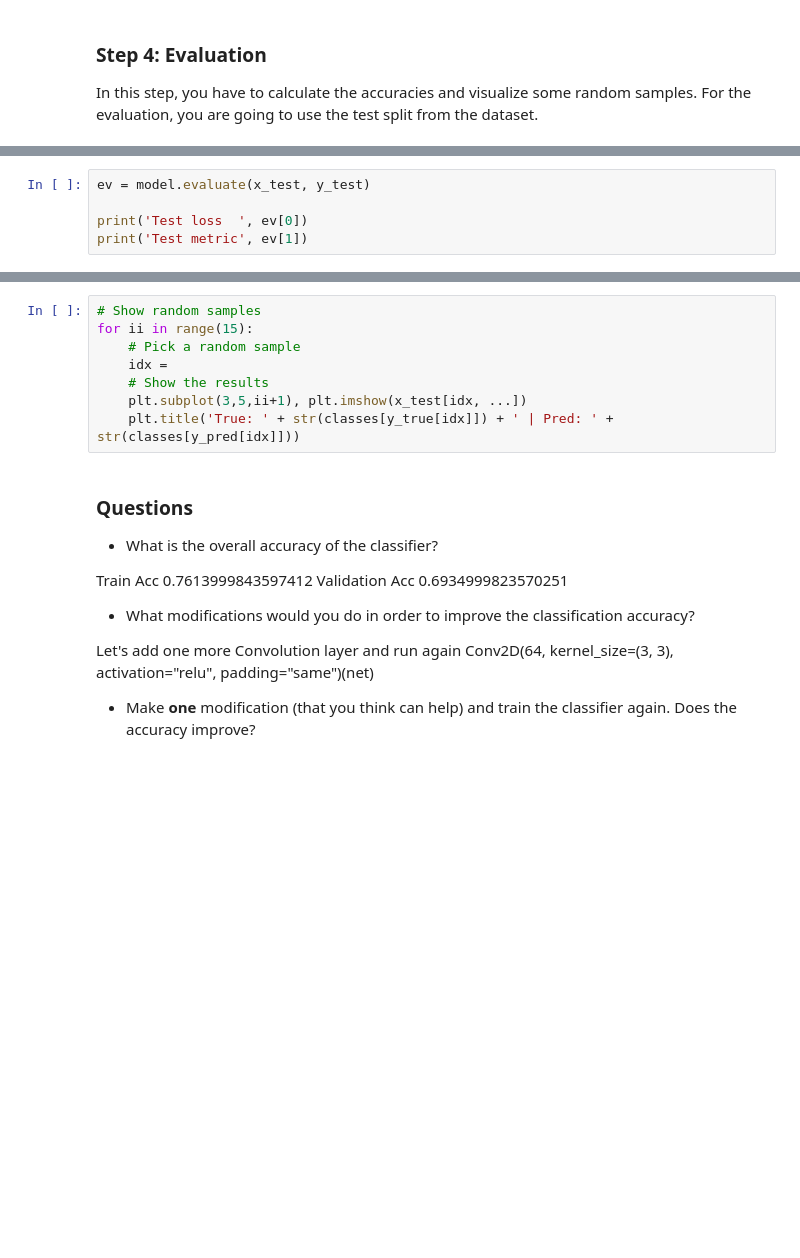
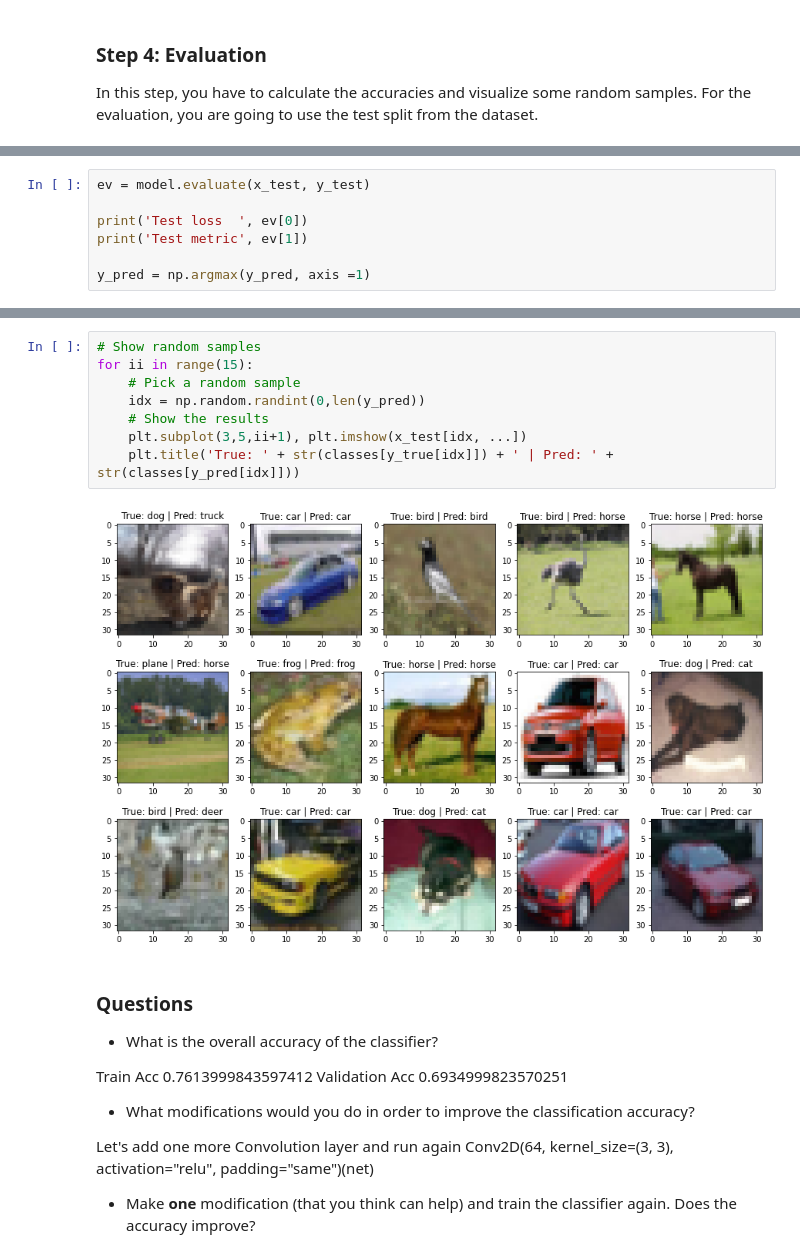
Before and after one commit to Valeriy77/cv_training, a Jupyter notebook: Homework13.ipynb, the cells around one changed output, grey strips where cells are left out. Drawn from its saved outputs; the diff is of its cells as text; blank space fills up the shorter version.

```diff
--- a/Homework13.ipynb
+++ b/Homework13.ipynb
@@ -280,4 +306,6 @@ ev = model.evaluate(x_test, y_test)
 
 print('Test loss  ', ev[0])
 print('Test metric', ev[1])
+
+y_pred = np.argmax(y_pred, axis =1)
 # %% [output]
@@ -305,11 +360,13 @@ print('Test metric', ev[1])
 # %%
 # Show random samples
 for ii in range(15):
     # Pick a random sample
-    idx =
+    idx = np.random.randint(0,len(y_pred))
     # Show the results
     plt.subplot(3,5,ii+1), plt.imshow(x_test[idx, ...])
     plt.title('True: ' + str(classes[y_true[idx]]) + ' | Pred: ' + str(classes[y_pred[idx]]))
+# %% [output]
+[figure, added]
 # %% [markdown]
 ### Questions
 * What is the overall accuracy of the classifier?
```
Also changed, not shown: parts of 17 cells of this notebook.
